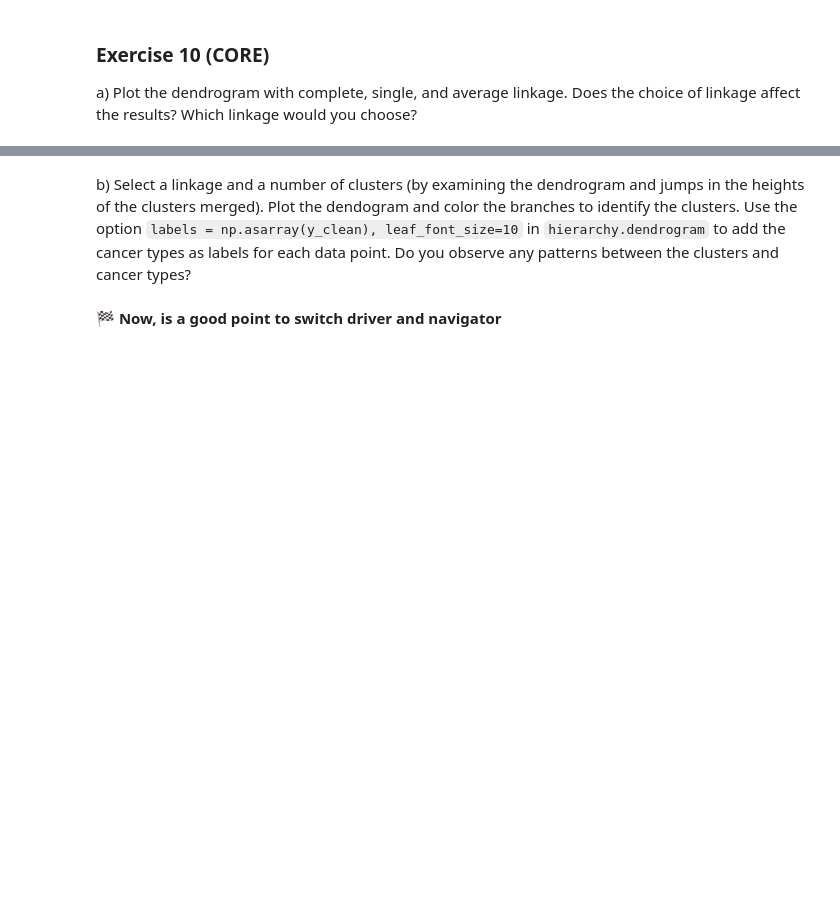
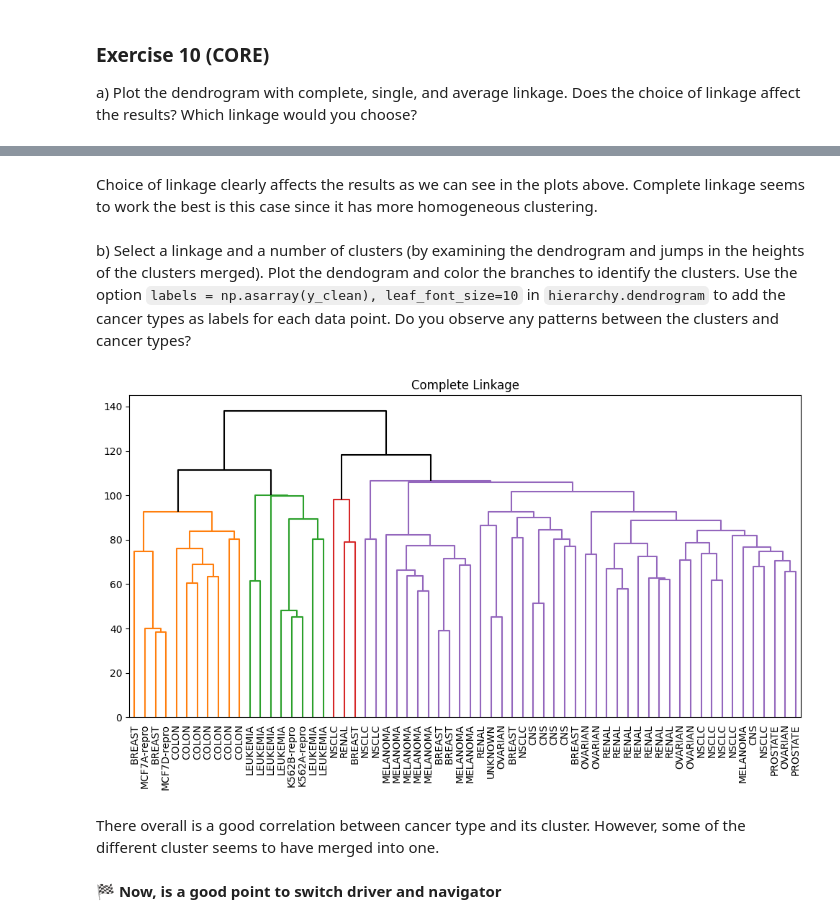
Before and after one commit to nikitajegorovs/MLiP, a Jupyter notebook: mlp_week03.ipynb, the cells around one changed output, grey strips where cells are left out. Drawn from its saved outputs; the diff is of its cells as text; code cells hidden in the pictures; blank space fills up the shorter version.

```diff
--- a/mlp_week03.ipynb
+++ b/mlp_week03.ipynb
@@ -424,5 +458,21 @@ plt.show()
+# %% [markdown]
+Choice of linkage clearly affects the results as we can see in the plots above. Complete linkage seems to work the best is this case since it has more homogeneous clustering.
 # %% [markdown]
 b) Select a linkage and a number of clusters (by examining the dendrogram and jumps in the heights of the clusters merged). Plot the dendogram and color the branches to identify the clusters. Use the option `labels = np.asarray(y_clean), leaf_font_size=10` in `hierarchy.dendrogram` to add the cancer types as labels for each data point. Do you observe any patterns between the clusters and cancer types?
+# %%
+cancer_complete = hierarchy.linkage(X_array, method = 'complete')
+cargs = {'color_threshold': 110,'above_threshold_color':'black'}
+fig, ax = plt.subplots(1, 1, figsize=(10,6))
+
+hierarchy.dendrogram(cancer_complete, ax=ax, **cargs, labels = np.asarray(y_clean), leaf_font_size=10)
+ax.set_title('Complete Linkage')
+
+plt.tight_layout()
+plt.show()
+# %% [output]
+[figure, added]
+# %% [markdown]
+There overall is a good correlation between cancer type and its cluster. However, some of the different cluster seems to have merged into one.
 # %% [markdown]
 🏁 **Now, is a good point to switch driver and navigator**
 # %% [markdown]
```
Also changed, not shown: parts of 8 cells of this notebook.
